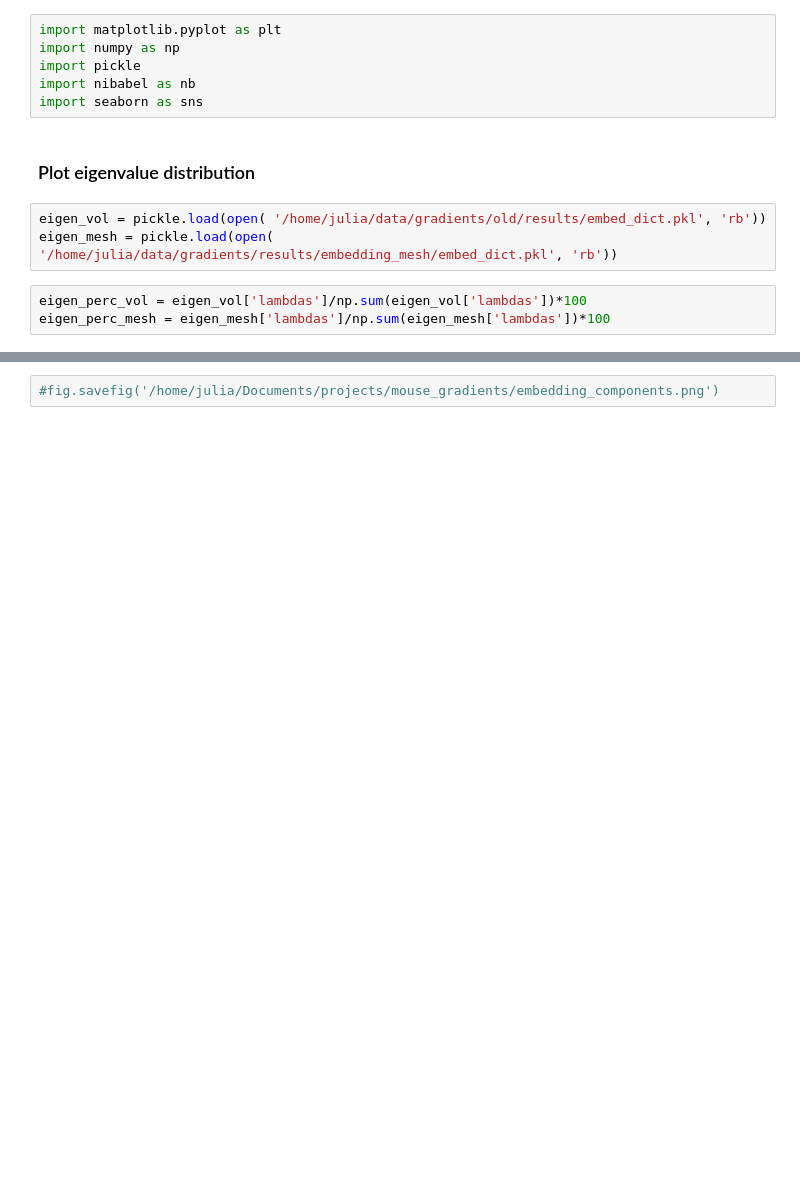
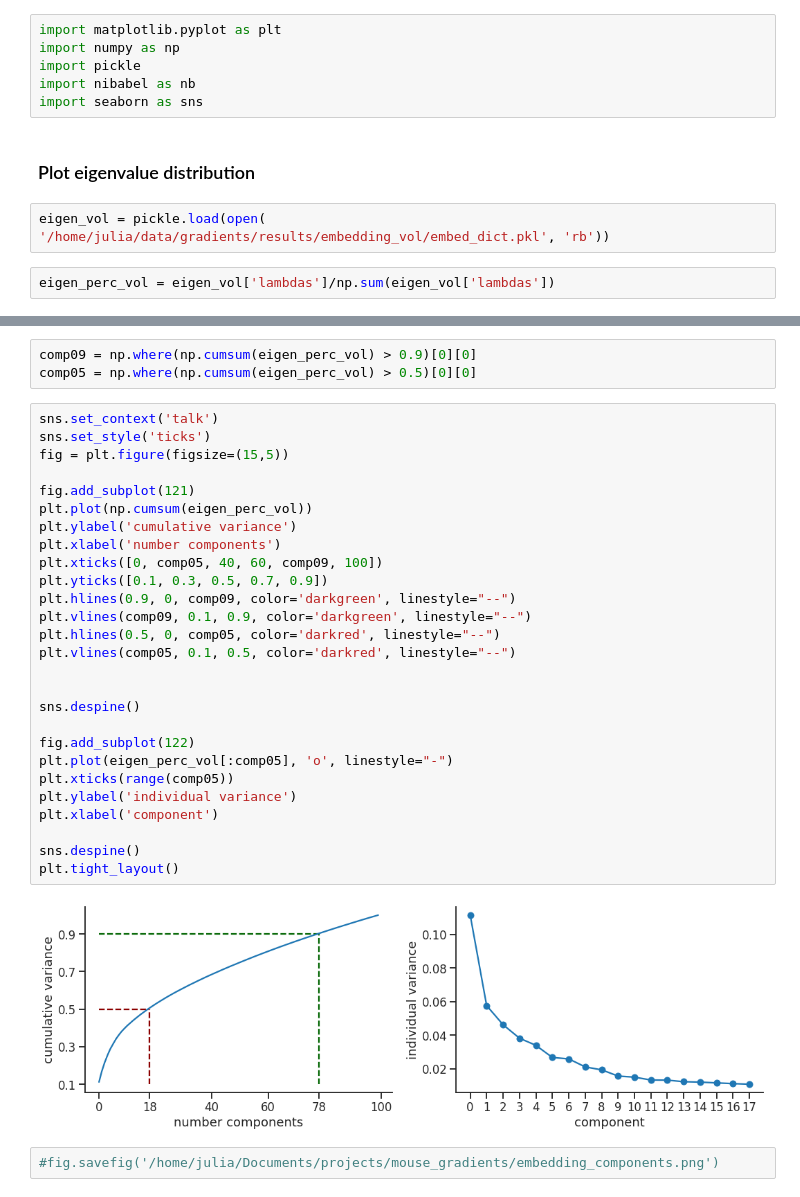
Before and after one commit to juhuntenburg/mouse_gradients, a Jupyter notebook: Embedding_results.ipynb, the cells around one changed output, grey strips where cells are left out. Cells and saved outputs as stored; diff of their text form; blank space fills up the shorter version.

```diff
--- a/Embedding_results.ipynb
+++ b/Embedding_results.ipynb
@@ -9,8 +9,6 @@ import seaborn as sns
 # %% [markdown]
 ### Plot eigenvalue distribution
 # %%
-eigen_vol = pickle.load(open( '/home/julia/data/gradients/old/results/embed_dict.pkl', 'rb'))
-eigen_mesh = pickle.load(open( '/home/julia/data/gradients/results/embedding_mesh/embed_dict.pkl', 'rb'))
+eigen_vol = pickle.load(open( '/home/julia/data/gradients/results/embedding_vol/embed_dict.pkl', 'rb'))
 # %%
-eigen_perc_vol = eigen_vol['lambdas']/np.sum(eigen_vol['lambdas'])*100
-eigen_perc_mesh = eigen_mesh['lambdas']/np.sum(eigen_mesh['lambdas'])*100
+eigen_perc_vol = eigen_vol['lambdas']/np.sum(eigen_vol['lambdas'])
@@ -53,3 +15,35 @@ plt.tight_layout()
+# %%
+comp09 = np.where(np.cumsum(eigen_perc_vol) > 0.9)[0][0]
+comp05 = np.where(np.cumsum(eigen_perc_vol) > 0.5)[0][0]
+# %%
+sns.set_context('talk')
+sns.set_style('ticks')
+fig = plt.figure(figsize=(15,5))
+
+fig.add_subplot(121)
+plt.plot(np.cumsum(eigen_perc_vol))
+plt.ylabel('cumulative variance')
+plt.xlabel('number components')
+plt.xticks([0, comp05, 40, 60, comp09, 100])
+plt.yticks([0.1, 0.3, 0.5, 0.7, 0.9])
+plt.hlines(0.9, 0, comp09, color='darkgreen', linestyle="--")
+plt.vlines(comp09, 0.1, 0.9, color='darkgreen', linestyle="--")
+plt.hlines(0.5, 0, comp05, color='darkred', linestyle="--")
+plt.vlines(comp05, 0.1, 0.5, color='darkred', linestyle="--")
+
+
+sns.despine()
+
+fig.add_subplot(122)
+plt.plot(eigen_perc_vol[:comp05], 'o', linestyle="-")
+plt.xticks(range(comp05))
+plt.ylabel('individual variance')
+plt.xlabel('component')
+
+sns.despine()
+plt.tight_layout()
+# %% [output]
+[figure, added]
 # %%
 #fig.savefig('/home/julia/Documents/projects/mouse_gradients/embedding_components.png')
 # %% [markdown]
```
Also changed, not shown: parts of 6 cells of this notebook.
